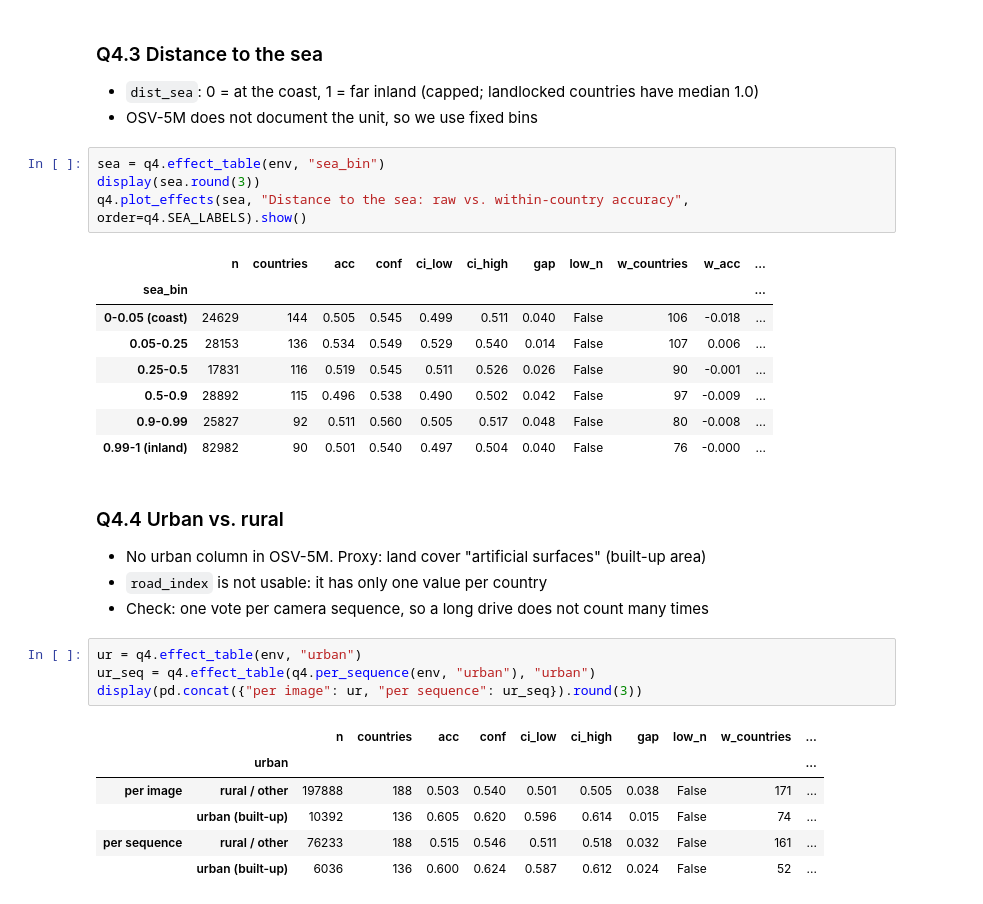
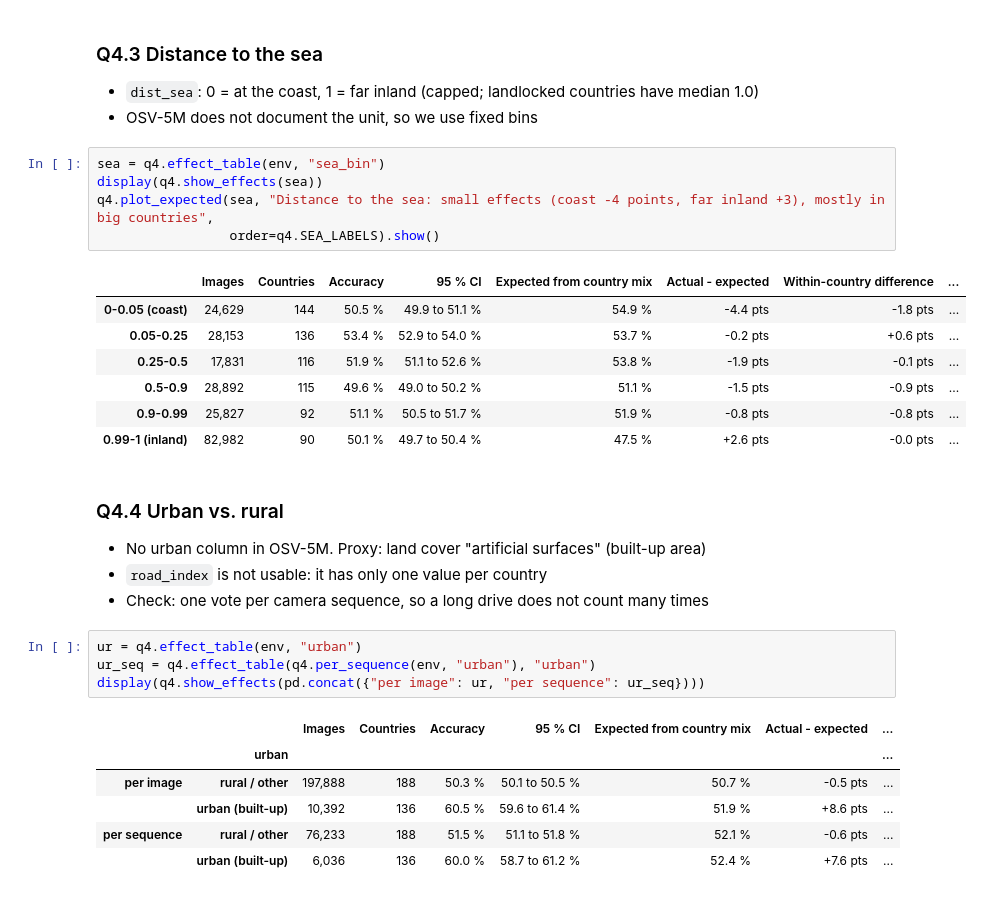
Before and after one commit to mhammer3366/ai_and_visualisation_OpenSI, a Jupyter notebook: notebooks/phase1_AI.ipynb, the cells around one changed output. Cells and saved outputs as stored; diff of their text form.

```diff
--- a/notebooks/phase1_AI.ipynb
+++ b/notebooks/phase1_AI.ipynb
@@ -257,17 +284,17 @@ q4.plot_effects(cl, "Climate: raw vs. within-country accuracy", order=list(q4.CL
 - OSV-5M does not document the unit, so we use fixed bins
 # %%
 sea = q4.effect_table(env, "sea_bin")
-display(sea.round(3))
-q4.plot_effects(sea, "Distance to the sea: raw vs. within-country accuracy", order=q4.SEA_LABELS).show()
+display(q4.show_effects(sea))
+q4.plot_expected(sea, "Distance to the sea: small effects (coast -4 points, far inland +3), mostly in big countries",
+                 order=q4.SEA_LABELS).show()
 # %% [output]
-|  | n | countries | acc | conf | ci_low | ci_high | gap | low_n | w_countries | w_acc | ... |
-| sea_bin |  |  |  |  |  |  |  |  |  |  | ... |
-| 0-0.05 (coast) | 24629 | 144 | 0.505 | 0.545 | 0.499 | 0.511 | 0.040 | False | 106 | -0.018 | ... |
-| 0.05-0.25 | 28153 | 136 | 0.534 | 0.549 | 0.529 | 0.540 | 0.014 | False | 107 | 0.006 | ... |
-| 0.25-0.5 | 17831 | 116 | 0.519 | 0.545 | 0.511 | 0.526 | 0.026 | False | 90 | -0.001 | ... |
-| 0.5-0.9 | 28892 | 115 | 0.496 | 0.538 | 0.490 | 0.502 | 0.042 | False | 97 | -0.009 | ... |
-| 0.9-0.99 | 25827 | 92 | 0.511 | 0.560 | 0.505 | 0.517 | 0.048 | False | 80 | -0.008 | ... |
-| 0.99-1 (inland) | 82982 | 90 | 0.501 | 0.540 | 0.497 | 0.504 | 0.040 | False | 76 | -0.000 | ... |
+|  | Images | Countries | Accuracy | 95 % CI | Expected from country mix | Actual - expected | Within-country difference | ... |
+| 0-0.05 (coast) | 24,629 | 144 | 50.5 % | 49.9 to 51.1 % | 54.9 % | -4.4 pts | -1.8 pts | ... |
+| 0.05-0.25 | 28,153 | 136 | 53.4 % | 52.9 to 54.0 % | 53.7 % | -0.2 pts | +0.6 pts | ... |
+| 0.25-0.5 | 17,831 | 116 | 51.9 % | 51.1 to 52.6 % | 53.8 % | -1.9 pts | -0.1 pts | ... |
+| 0.5-0.9 | 28,892 | 115 | 49.6 % | 49.0 to 50.2 % | 51.1 % | -1.5 pts | -0.9 pts | ... |
+| 0.9-0.99 | 25,827 | 92 | 51.1 % | 50.5 to 51.7 % | 51.9 % | -0.8 pts | -0.8 pts | ... |
+| 0.99-1 (inland) | 82,982 | 90 | 50.1 % | 49.7 to 50.4 % | 47.5 % | +2.6 pts | -0.0 pts | ... |
 # %% [markdown]
 ### Q4.4 Urban vs. rural
 - No urban column in OSV-5M. Proxy: land cover "artificial surfaces" (built-up area)
@@ -276,11 +303,11 @@ q4.plot_effects(sea, "Distance to the sea: raw vs. within-country accuracy", ord
 # %%
 ur = q4.effect_table(env, "urban")
 ur_seq = q4.effect_table(q4.per_sequence(env, "urban"), "urban")
-display(pd.concat({"per image": ur, "per sequence": ur_seq}).round(3))
+display(q4.show_effects(pd.concat({"per image": ur, "per sequence": ur_seq})))
 # %% [output]
-|  |  | n | countries | acc | conf | ci_low | ci_high | gap | low_n | w_countries | ... |
-|  | urban |  |  |  |  |  |  |  |  |  | ... |
-| per image | rural / other | 197888 | 188 | 0.503 | 0.540 | 0.501 | 0.505 | 0.038 | False | 171 | ... |
-|  | urban (built-up) | 10392 | 136 | 0.605 | 0.620 | 0.596 | 0.614 | 0.015 | False | 74 | ... |
-| per sequence | rural / other | 76233 | 188 | 0.515 | 0.546 | 0.511 | 0.518 | 0.032 | False | 161 | ... |
-|  | urban (built-up) | 6036 | 136 | 0.600 | 0.624 | 0.587 | 0.612 | 0.024 | False | 52 | ... |
+|  |  | Images | Countries | Accuracy | 95 % CI | Expected from country mix | Actual - expected | ... |
+|  | urban |  |  |  |  |  |  | ... |
+| per image | rural / other | 197,888 | 188 | 50.3 % | 50.1 to 50.5 % | 50.7 % | -0.5 pts | ... |
+|  | urban (built-up) | 10,392 | 136 | 60.5 % | 59.6 to 61.4 % | 51.9 % | +8.6 pts | ... |
+| per sequence | rural / other | 76,233 | 188 | 51.5 % | 51.1 to 51.8 % | 52.1 % | -0.6 pts | ... |
+|  | urban (built-up) | 6,036 | 136 | 60.0 % | 58.7 to 61.2 % | 52.4 % | +7.6 pts | ... |
```
Also changed, not shown: parts of 30 cells of this notebook, 4 other files.
